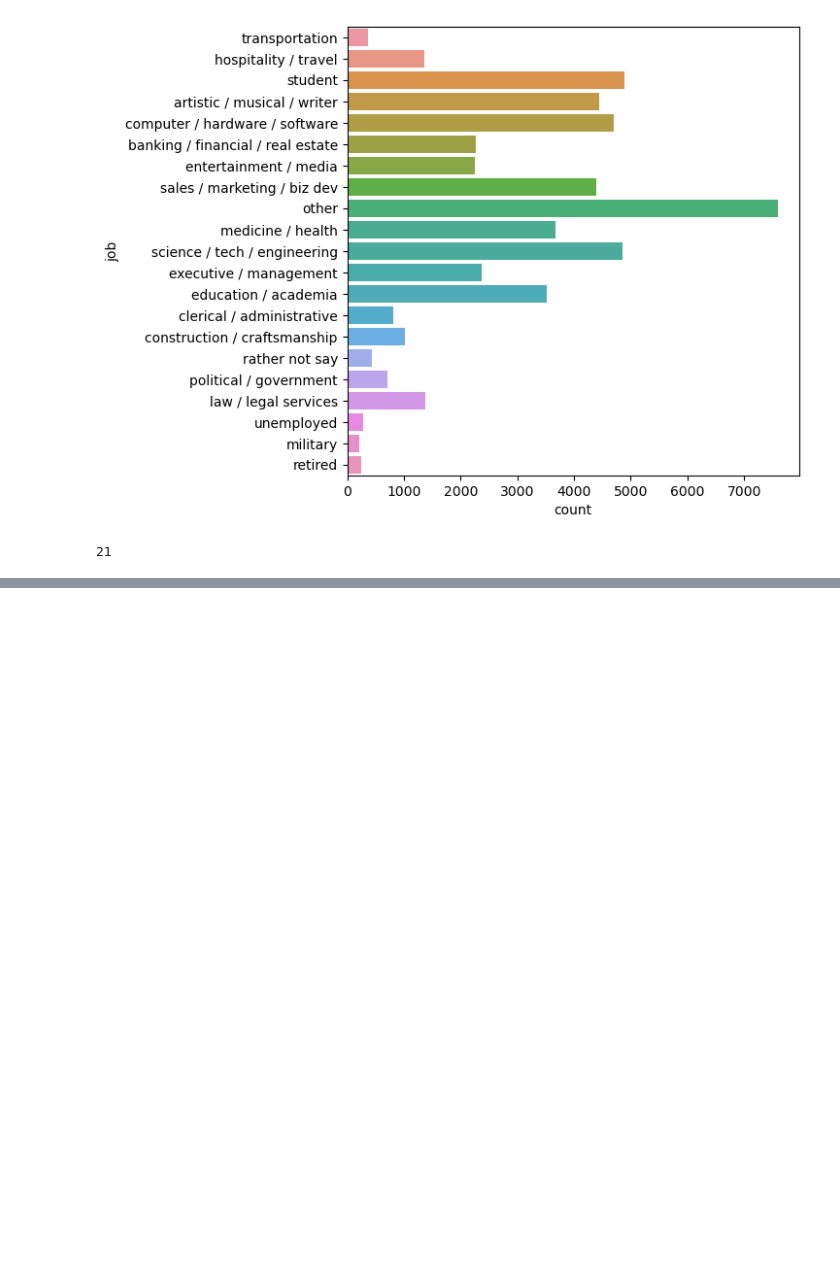
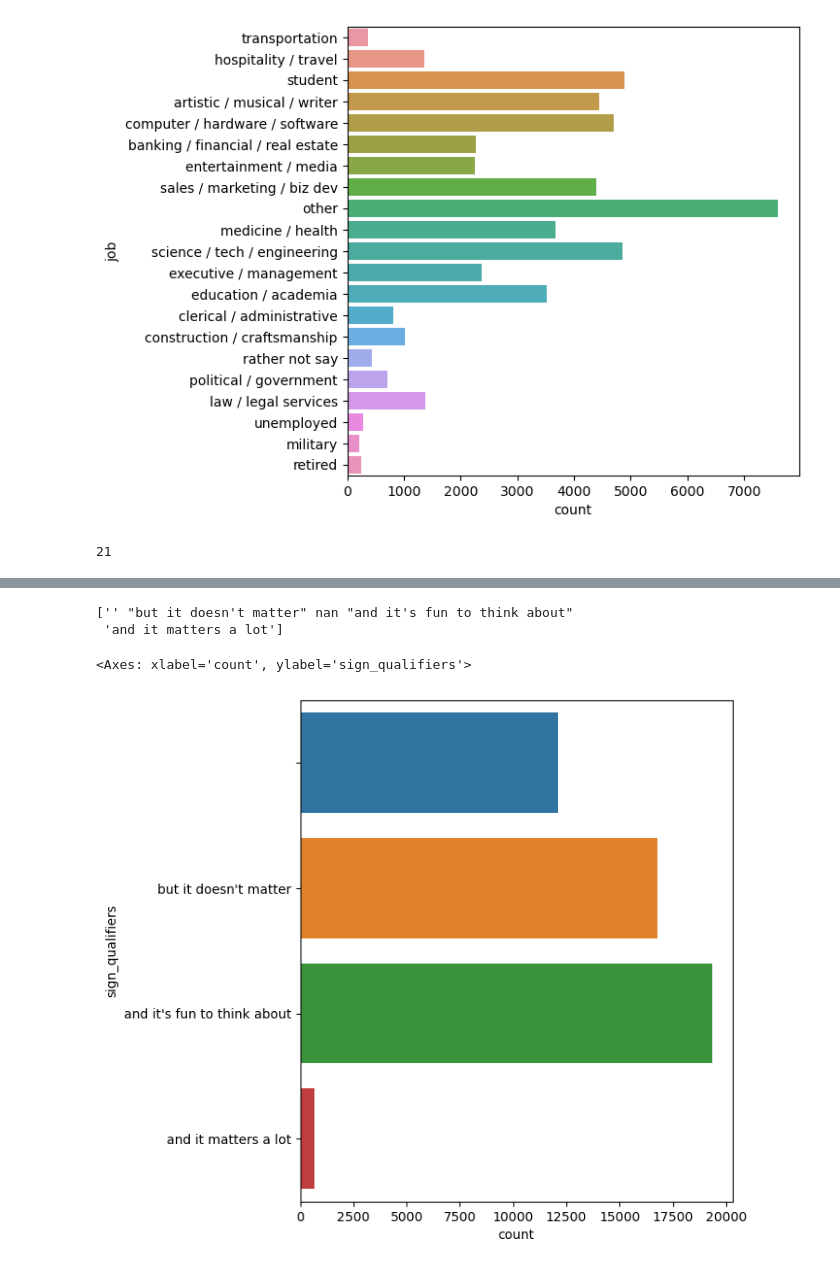
Before and after one commit to StephPad11/OKCupid-Project, a Jupyter notebook: date-a-scientist.ipynb, the cells around one changed output, grey strips where cells are left out. Drawn from its saved outputs; the diff is of its cells as text; code cells hidden in the pictures; blank space fills up the shorter version.

```diff
--- a/date-a-scientist.ipynb
+++ b/date-a-scientist.ipynb
@@ -287,0 +324,14 @@ print(profiles.job.nunique())
+# %%
+# Finally let's look at the qualifiers that were stripped from zodiac sign data
+# earlier.  The unlabeled bar is NaN values, but the rest of the respondents don't
+# take astrology too seriously.
+
+profiles['sign_qualifiers'] = profiles['sign_qualifiers'].str.replace('&rsquo;', "'")
+print(profiles.sign_qualifiers.unique())
+plt.figure(figsize=(6,7))
+sns.countplot(data=profiles, y="sign_qualifiers")
+# %% [output]
+['' "but it doesn't matter" nan "and it's fun to think about"
+ 'and it matters a lot']
+<Axes: xlabel='count', ylabel='sign_qualifiers'>
+[figure, added]
```
Also changed, not shown: parts of 5 cells of this notebook.
